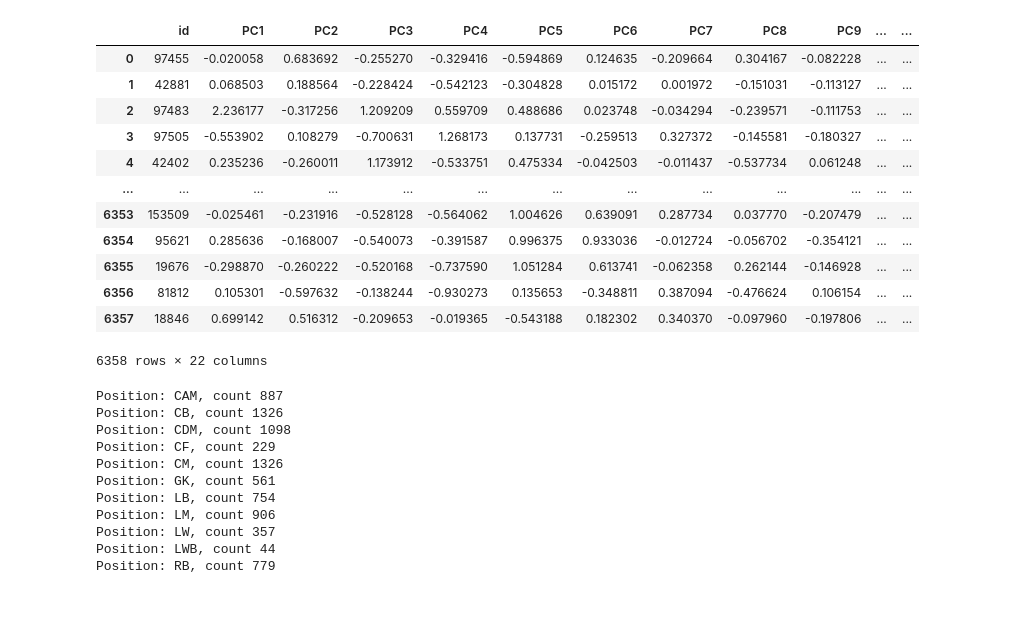
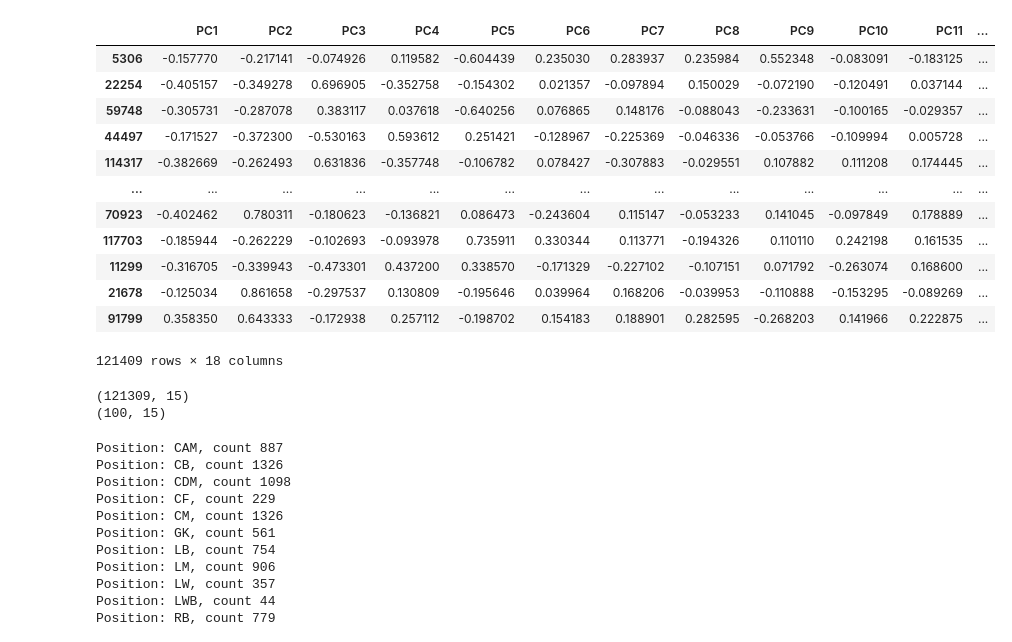
Before and after one commit to limxuanyu127/Soccer-Player-Attributes-Comparison, a Jupyter notebook: fifa_similarity_search/Clustering/Clustering Preliminary.ipynb, the cells around one changed output. Cells and saved outputs as stored; diff of their text form; code cells hidden in the pictures; blank space fills up the shorter version.

```diff
--- a/fifa_similarity_search/Clustering/Clustering Preliminary.ipynb
+++ b/fifa_similarity_search/Clustering/Clustering Preliminary.ipynb
@@ -7,18 +19,18 @@ import seaborn as sns
 # %%
-df = pd.read_csv('../../datasets/soccer_player_embeddings_v1.csv')
-EMBEDDINGS = "PCA"
+df = pd.read_csv("../../datasets/soccer_player_embeddings_feature_no_labels_120K.csv", index_col=0).sample(frac=1)
+EMBEDDINGS = "120K_PCA-no-label"
 df
 # %% [output]
-|  | id | PC1 | PC2 | PC3 | PC4 | PC5 | PC6 | PC7 | PC8 | PC9 | ... | ... |
-| 0 | 97455 | -0.020058 | 0.683692 | -0.255270 | -0.329416 | -0.594869 | 0.124635 | -0.209664 | 0.304167 | -0.082228 | ... | ... |
-| 1 | 42881 | 0.068503 | 0.188564 | -0.228424 | -0.542123 | -0.304828 | 0.015172 | 0.001972 | -0.151031 | -0.113127 | ... | ... |
-| 2 | 97483 | 2.236177 | -0.317256 | 1.209209 | 0.559709 | 0.488686 | 0.023748 | -0.034294 | -0.239571 | -0.111753 | ... | ... |
-| 3 | 97505 | -0.553902 | 0.108279 | -0.700631 | 1.268173 | 0.137731 | -0.259513 | 0.327372 | -0.145581 | -0.180327 | ... | ... |
-| 4 | 42402 | 0.235236 | -0.260011 | 1.173912 | -0.533751 | 0.475334 | -0.042503 | -0.011437 | -0.537734 | 0.061248 | ... | ... |
+|  | PC1 | PC2 | PC3 | PC4 | PC5 | PC6 | PC7 | PC8 | PC9 | PC10 | PC11 | ... |
+| 5306 | -0.157770 | -0.217141 | -0.074926 | 0.119582 | -0.604439 | 0.235030 | 0.283937 | 0.235984 | 0.552348 | -0.083091 | -0.183125 | ... |
+| 22254 | -0.405157 | -0.349278 | 0.696905 | -0.352758 | -0.154302 | 0.021357 | -0.097894 | 0.150029 | -0.072190 | -0.120491 | 0.037144 | ... |
+| 59748 | -0.305731 | -0.287078 | 0.383117 | 0.037618 | -0.640256 | 0.076865 | 0.148176 | -0.088043 | -0.233631 | -0.100165 | -0.029357 | ... |
+| 44497 | -0.171527 | -0.372300 | -0.530163 | 0.593612 | 0.251421 | -0.128967 | -0.225369 | -0.046336 | -0.053766 | -0.109994 | 0.005728 | ... |
+| 114317 | -0.382669 | -0.262493 | 0.631836 | -0.357748 | -0.106782 | 0.078427 | -0.307883 | -0.029551 | 0.107882 | 0.111208 | 0.174445 | ... |
 | ... | ... | ... | ... | ... | ... | ... | ... | ... | ... | ... | ... | ... |
-| 6353 | 153509 | -0.025461 | -0.231916 | -0.528128 | -0.564062 | 1.004626 | 0.639091 | 0.287734 | 0.037770 | -0.207479 | ... | ... |
-| 6354 | 95621 | 0.285636 | -0.168007 | -0.540073 | -0.391587 | 0.996375 | 0.933036 | -0.012724 | -0.056702 | -0.354121 | ... | ... |
-| 6355 | 19676 | -0.298870 | -0.260222 | -0.520168 | -0.737590 | 1.051284 | 0.613741 | -0.062358 | 0.262144 | -0.146928 | ... | ... |
-| 6356 | 81812 | 0.105301 | -0.597632 | -0.138244 | -0.930273 | 0.135653 | -0.348811 | 0.387094 | -0.476624 | 0.106154 | ... | ... |
-| 6357 | 18846 | 0.699142 | 0.516312 | -0.209653 | -0.019365 | -0.543188 | 0.182302 | 0.340370 | -0.097960 | -0.197806 | ... | ... |
+| 70923 | -0.402462 | 0.780311 | -0.180623 | -0.136821 | 0.086473 | -0.243604 | 0.115147 | -0.053233 | 0.141045 | -0.097849 | 0.178889 | ... |
+| 117703 | -0.185944 | -0.262229 | -0.102693 | -0.093978 | 0.735911 | 0.330344 | 0.113771 | -0.194326 | 0.110110 | 0.242198 | 0.161535 | ... |
+| 11299 | -0.316705 | -0.339943 | -0.473301 | 0.437200 | 0.338570 | -0.171329 | -0.227102 | -0.107151 | 0.071792 | -0.263074 | 0.168600 | ... |
+| 21678 | -0.125034 | 0.861658 | -0.297537 | 0.130809 | -0.195646 | 0.039964 | 0.168206 | -0.039953 | -0.110888 | -0.153295 | -0.089269 | ... |
+| 91799 | 0.358350 | 0.643333 | -0.172938 | 0.257112 | -0.198702 | 0.154183 | 0.188901 | 0.282595 | -0.268203 | 0.141966 | 0.222875 | ... |
-6358 rows × 22 columns
+121409 rows × 18 columns
@@ -26,0 +37,9 @@ X = df.iloc[:, 1:15]
+# %%
+X = df.iloc[:, :15].values
+train_X = X[:-100]
+print(train_X.shape)
+test_X = X[-100:]
+print(test_X.shape)
+# %% [output]
+(121309, 15)
+(100, 15)
```
Also changed, not shown: parts of 5 cells of this notebook, 25 other files.
